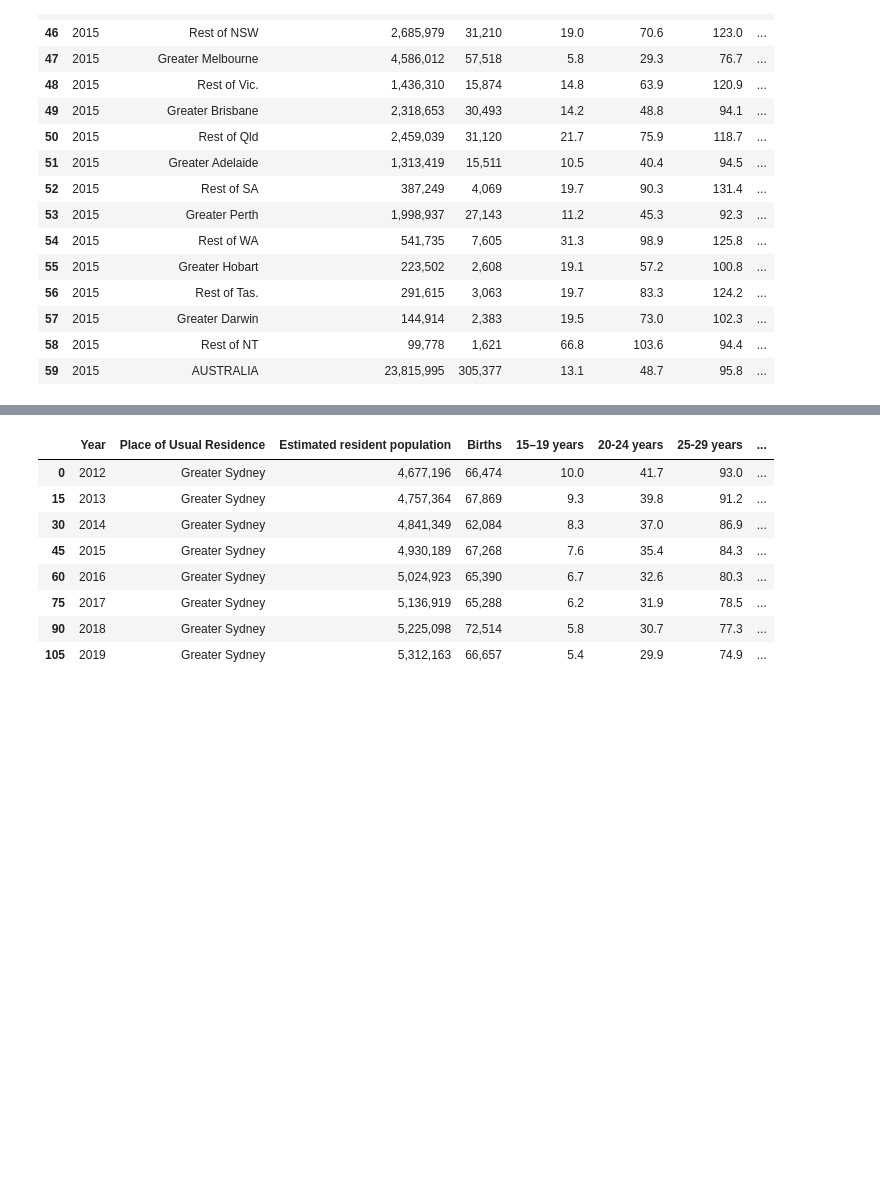
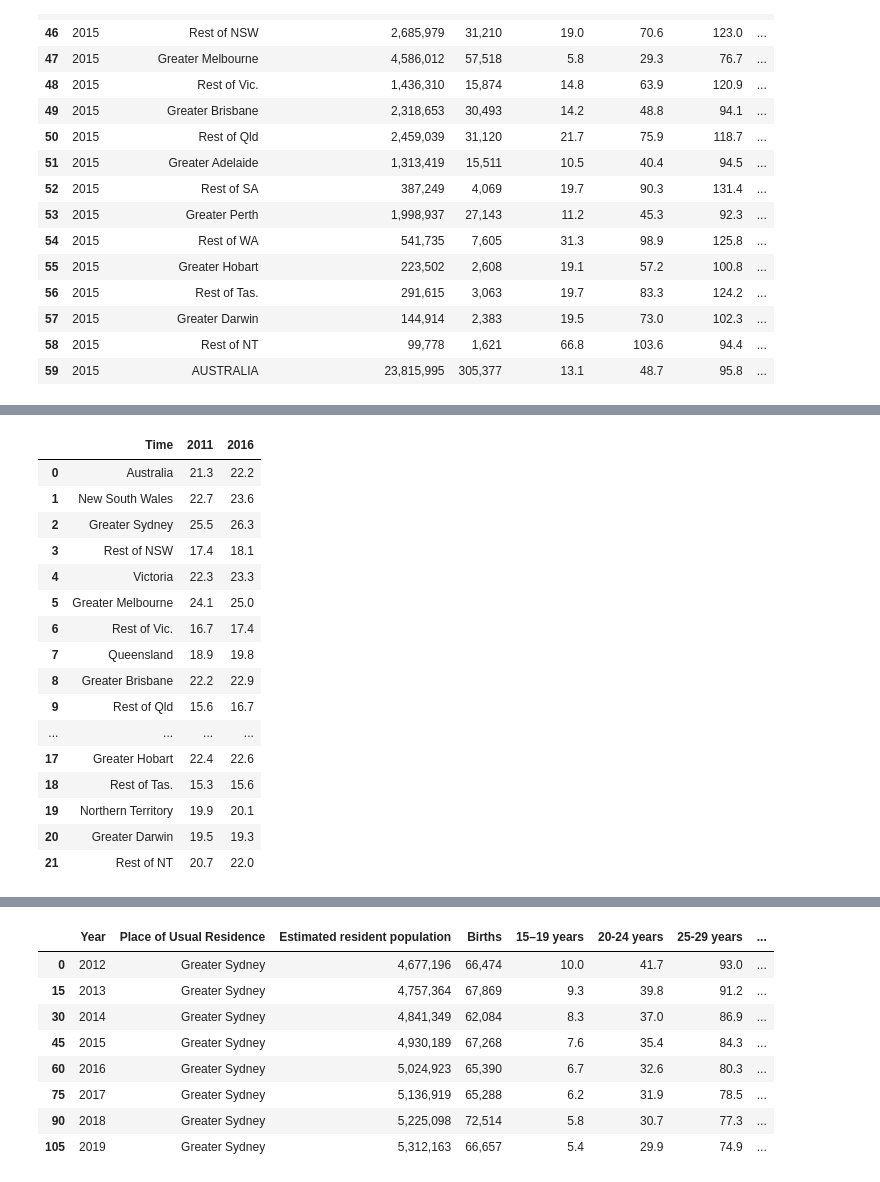
Before and after one commit to NathanJPotter/Team-Project-1, a Jupyter notebook: Project 1.ipynb, the cells around one changed output, grey strips where cells are left out. Saved outputs shown, nothing was run; the diff lists cells and outputs as text; code cells hidden in the pictures; blank space fills up the shorter version.

```diff
--- a/Project 1.ipynb
+++ b/Project 1.ipynb
@@ -67,0 +122,21 @@ birth_data_2012_df
+# %%
+# % of professionals
+prof_data_df
+# %% [output]
+|  | Time | 2011 | 2016 |
+| 0 | Australia | 21.3 | 22.2 |
+| 1 | New South Wales | 22.7 | 23.6 |
+| 2 | Greater Sydney | 25.5 | 26.3 |
+| 3 | Rest of NSW | 17.4 | 18.1 |
+| 4 | Victoria | 22.3 | 23.3 |
+| 5 | Greater Melbourne | 24.1 | 25.0 |
+| 6 | Rest of Vic. | 16.7 | 17.4 |
+| 7 | Queensland | 18.9 | 19.8 |
+| 8 | Greater Brisbane | 22.2 | 22.9 |
+| 9 | Rest of Qld | 15.6 | 16.7 |
+| ... | ... | ... | ... |
+| 17 | Greater Hobart | 22.4 | 22.6 |
+| 18 | Rest of Tas. | 15.3 | 15.6 |
+| 19 | Northern Territory | 19.9 | 20.1 |
+| 20 | Greater Darwin | 19.5 | 19.3 |
+| 21 | Rest of NT | 20.7 | 22.0 |
```
Also changed, not shown: parts of 4 cells of this notebook, 5 other files.
